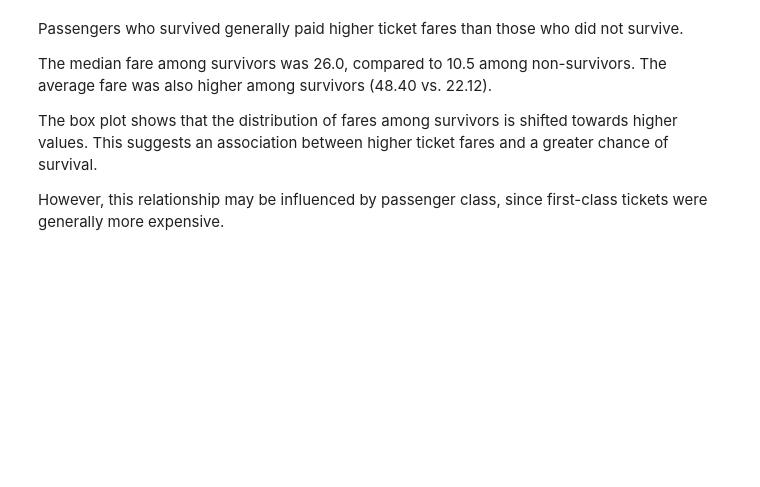
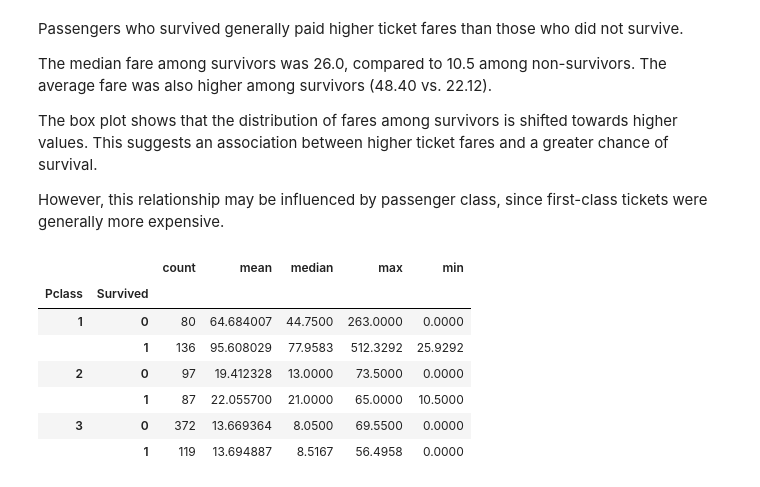
Before and after one commit to MuS0rKa/Analysis-Titanic-Dataset, a Jupyter notebook: Titanic_dataset_analysis/titanic.ipynb, the cells around one changed output. Saved outputs shown, nothing was run; the diff lists cells and outputs as text; code cells hidden in the pictures; blank space fills up the shorter version.

Commit message:
add: Analysis of the suggestion: the relationship between ticket fare and survivor in different Passenger Class

```diff
--- a/Titanic_dataset_analysis/titanic.ipynb
+++ b/Titanic_dataset_analysis/titanic.ipynb
@@ -346,3 +346,14 @@ The median fare among survivors was 26.0, compared to 10.5 among non-survivors.
 The box plot shows that the distribution of fares among survivors is shifted towards higher values. This suggests an association between higher ticket fares and a greater chance of survival.
 
 However, this relationship may be influenced by passenger class, since first-class tickets were generally more expensive.
+# %%
+titanic.groupby(["Pclass", "Survived"])["Fare"].agg(["count", "mean", "median", "max", "min"])
+# %% [output]
+|  |  | count | mean | median | max | min |
+| Pclass | Survived |  |  |  |  |  |
+| 1 | 0 | 80 | 64.684007 | 44.7500 | 263.0000 | 0.0000 |
+|  | 1 | 136 | 95.608029 | 77.9583 | 512.3292 | 25.9292 |
+| 2 | 0 | 97 | 19.412328 | 13.0000 | 73.5000 | 0.0000 |
+|  | 1 | 87 | 22.055700 | 21.0000 | 65.0000 | 10.5000 |
+| 3 | 0 | 372 | 13.669364 | 8.0500 | 69.5500 | 0.0000 |
+|  | 1 | 119 | 13.694887 | 8.5167 | 56.4958 | 0.0000 |
```
Also changed, not shown: parts of 1 cell of this notebook.
